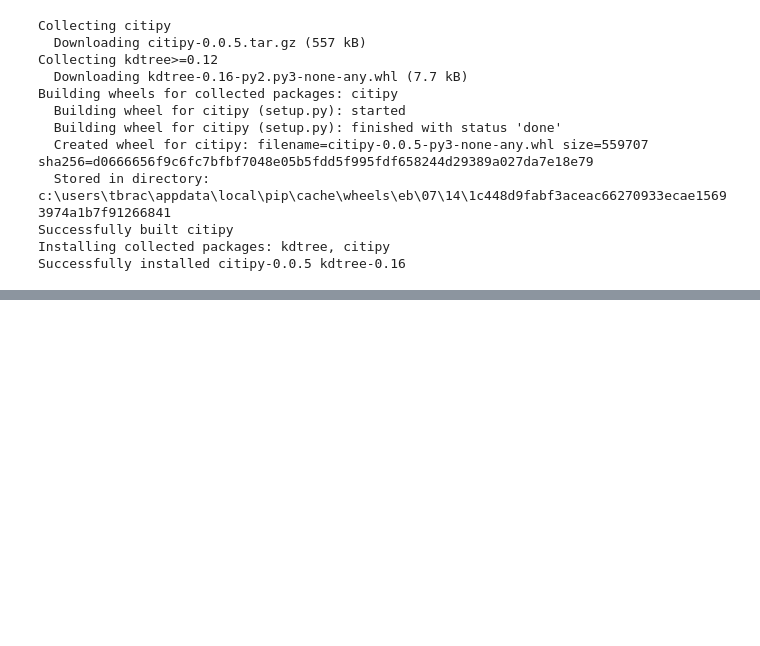
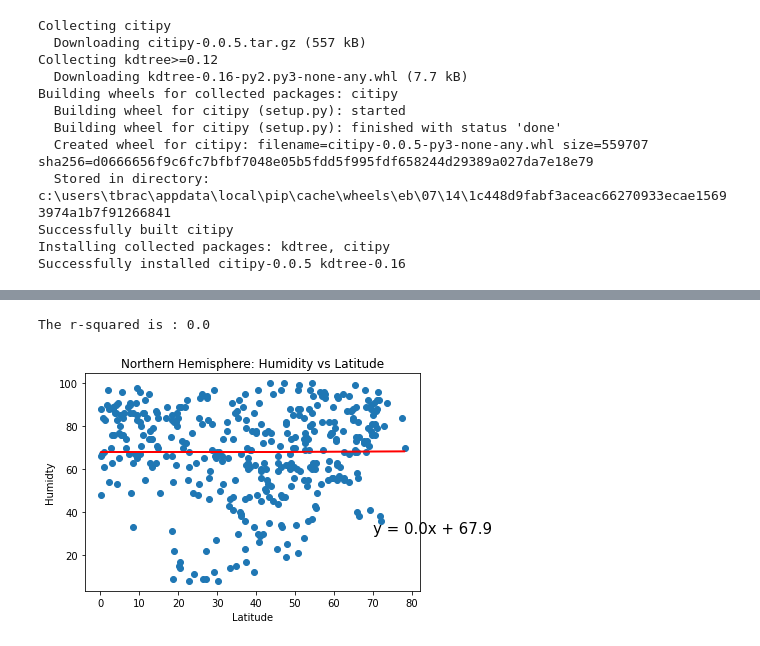
Before and after one commit to Brack1345/python-api-challenge, a Jupyter notebook: WeatherPy/WeatherPy.ipynb, the cells around one changed output, grey strips where cells are left out. Drawn from its saved outputs; the diff is of its cells as text; code cells hidden in the pictures; blank space fills up the shorter version.

```diff
--- a/WeatherPy/WeatherPy.ipynb
+++ b/WeatherPy/WeatherPy.ipynb
@@ -241,0 +278,11 @@ southern_hemisphere_df.head(10)
+# %%
+#Northern Hemisphere Humidty vs Latitude
+equation3 = linear_regression(northern_hemisphere_df['Lat'], northern_hemisphere_df['Humidity'])
+annotate(equation3, 70, 30)
+plt.title("Northern Hemisphere: Humidity vs Latitude")
+plt.xlabel("Latitude")
+plt.ylabel("Humidty")
+plt.savefig("../Images/Northern Hemisphere Humidity vs Lat.png")
+# %% [output]
+The r-squared is : 0.0
+[figure, added]
```
Also changed, not shown: parts of 19 cells of this notebook, 12 other files.
